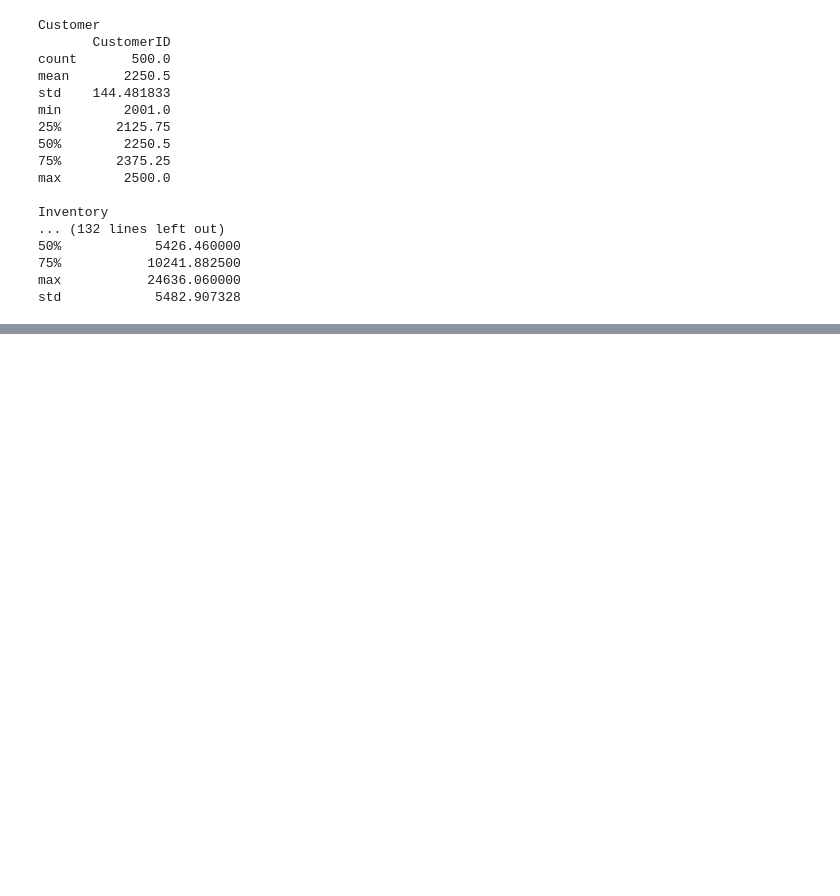
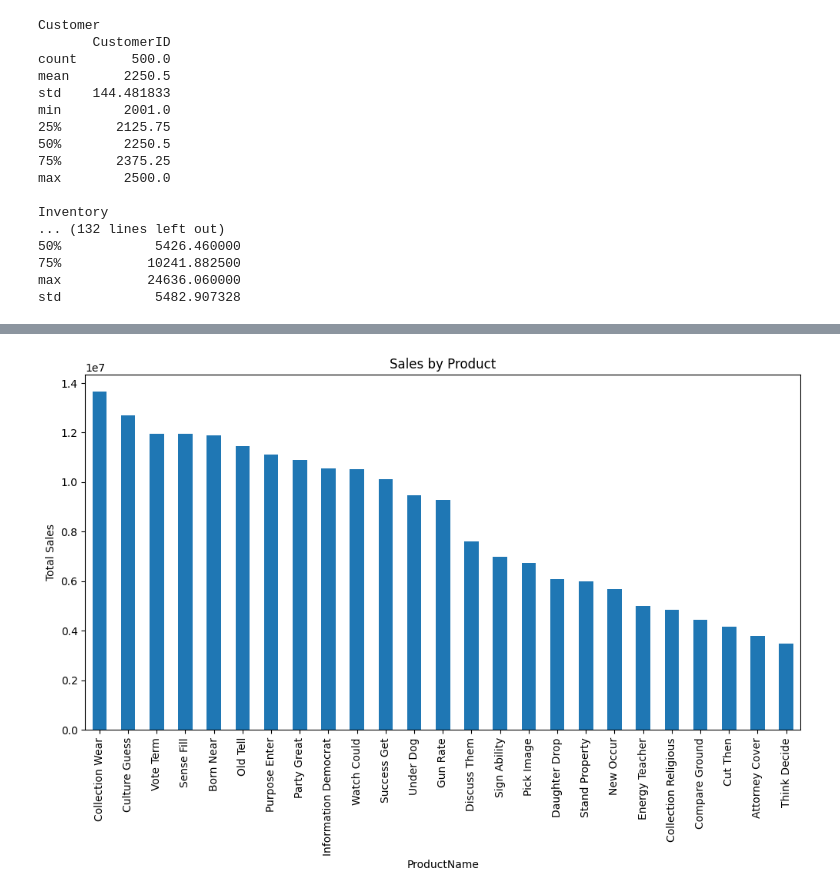
Before and after one commit to myat-thu004/Beverage_Data_Analysis, a Jupyter notebook: Exploratory_Beverage.ipynb, the cells around one changed output, grey strips where cells are left out. Saved outputs shown, nothing was run; the diff lists cells and outputs as text; code cells hidden in the pictures; blank space fills up the shorter version.

```diff
--- a/Exploratory_Beverage.ipynb
+++ b/Exploratory_Beverage.ipynb
@@ -342,0 +344,9 @@ No numeric columns (excluding 'ID' columns) found in Supplier.
+# %%
+sales_product = sales.merge(product, on='ProductID', how='left')
+
+# Sales by Product
+sales_by_product = sales_product.groupby('ProductName')['TotalAmount'].sum().sort_values(ascending=False)
+sales_by_product.plot(kind='bar', figsize=(12, 6), title='Sales by Product', ylabel='Total Sales')
+plt.show()
+# %% [output]
+[figure, added]
```
Also changed, not shown: parts of 24 cells of this notebook.
